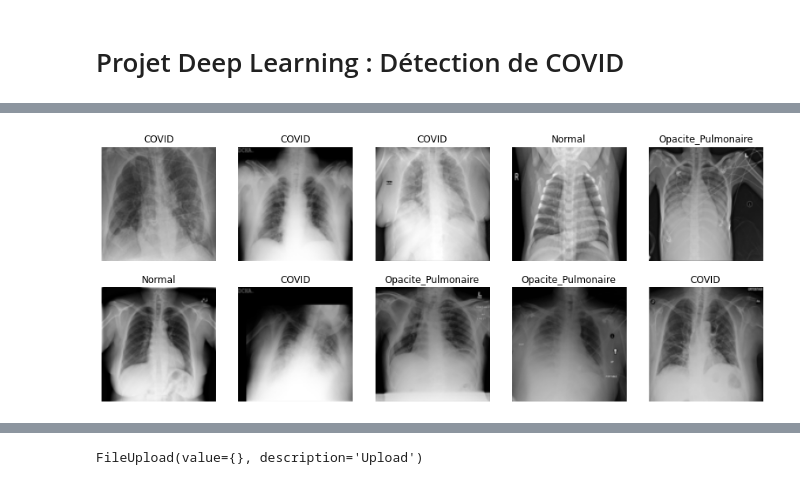
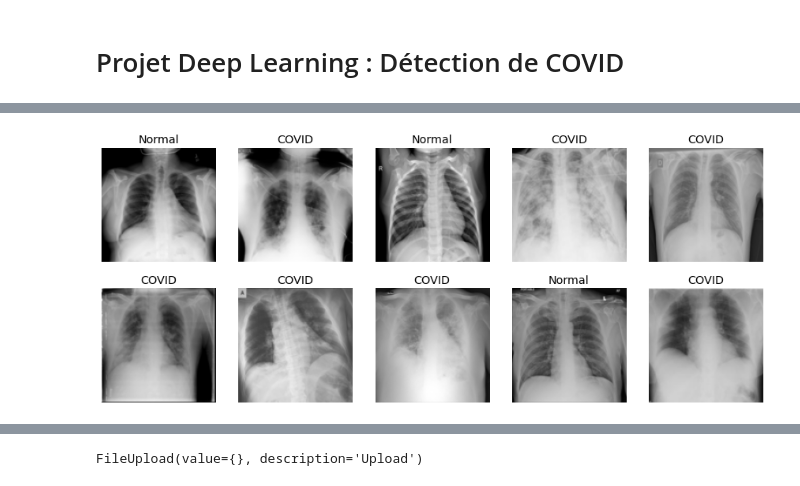
Before and after one commit to kevintsi/deep_learning_course, a Jupyter notebook: project_dl_covid_detection.ipynb, the cells around one changed output, grey strips where cells are left out. Cells and saved outputs as stored; diff of their text form; code cells hidden in the pictures.

Commit message:
Project DL Détection COVID (WIP)

```diff
--- a/project_dl_covid_detection.ipynb
+++ b/project_dl_covid_detection.ipynb
@@ -10,7 +18,8 @@ fastbook.setup_book()
 from fastbook import *
 from fastai.vision.widgets import *
 # %%
+# Initialisation du chemin vers les données
 Ntrain = 400
 Nval = 200
 
-covid_sample_path = f"gdrive/MyDrive/covid_detection_sample_{Ntrain}_Ntrain_{Nval}_Nval"
+covid_sample_path = f"drive/MyDrive/covid_detection_sample_{Ntrain}_Ntrain_{Nval}_Nval"
@@ -43,6 +57,6 @@ dls.valid.show_batch(max_n=10, nrows=2)
 # %%
-states = states.new(item_tfms=Resize(128, ResizeMethod.Squish))
-dls = states.dataloaders(covid_sample_path)
+states = states.new(item_tfms=Resize(128, ResizeMethod.Pad, pad_mode="zeros"))
+dls = states.dataloaders(covid_sample_path+"/train")
 dls.valid.show_batch(max_n=10, nrows=2)
 # %% [output]
-[figure, old version]
+[figure, new version]
```
Also changed, not shown: parts of 37 cells of this notebook.
